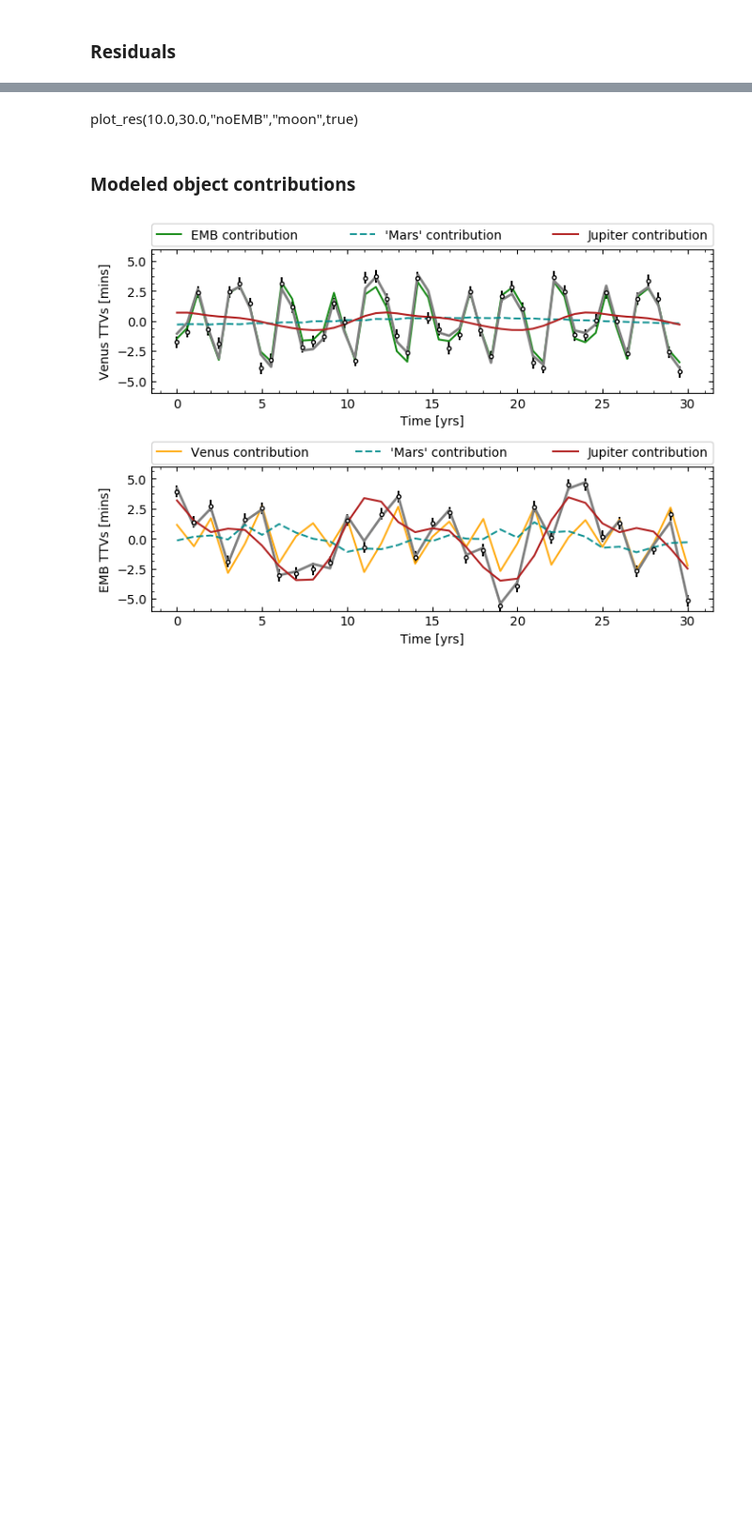
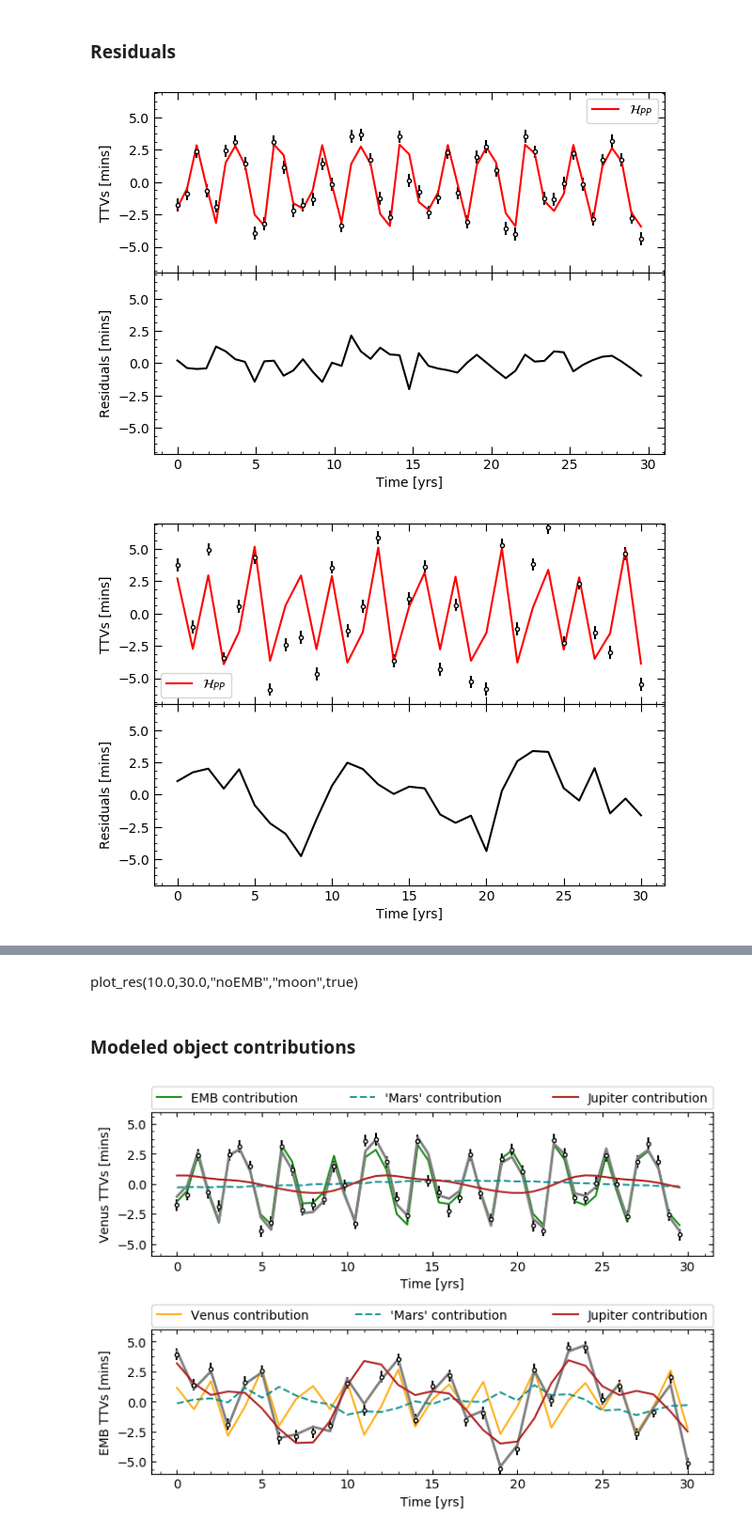
Before and after one commit to bmlindor/ttv_ss, a Jupyter notebook: plots.ipynb, the cells around one changed output, grey strips where cells are left out. Shown at 94% size. Drawn from its saved outputs; the diff is of its cells as text; code cells hidden in the pictures; blank space fills up the shorter version.

```diff
--- a/plots.ipynb
+++ b/plots.ipynb
@@ -193,4 +182,10 @@ PyObject Text(0.08689372373947969, 0.011641551551663234, 'z [AU]')
 # %% [markdown]
 ### Residuals
+# %%
+include("plot_ttvs.jl")
+plot_ex(30,30,"noEMB","p2",false)
+# %% [output]
+[figure, added]
+[figure, added]
 # %%
 include("plot_ttvs.jl")
```
Also changed, not shown: parts of 15 cells of this notebook, 37 other files.
